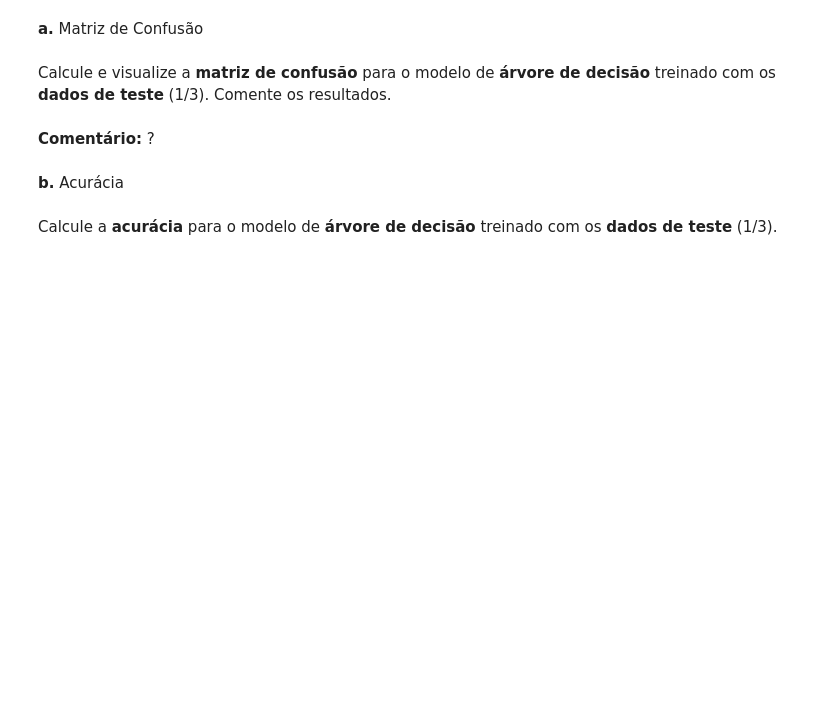
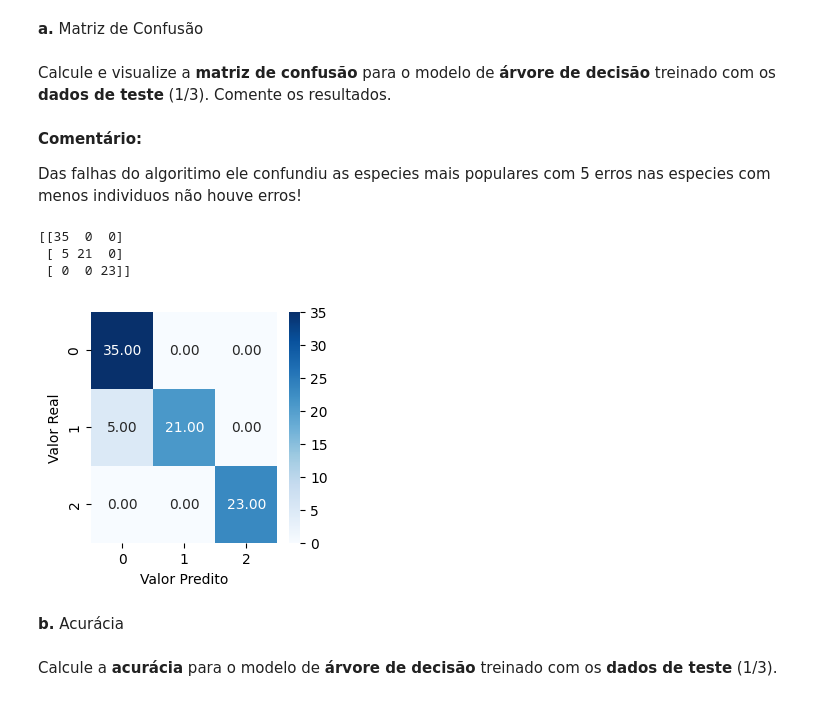
Before and after one commit to Ricardo-Filgueiras/Analista-de-dados-ebac, a Jupyter notebook: Modulo 24 - Aprendizado de maquina Classificação/P_A_dados_M24_Exercicio_resolvidoV1.ipynb, the cells around one changed output. Saved outputs shown, nothing was run; the diff lists cells and outputs as text; code cells hidden in the pictures; blank space fills up the shorter version.

```diff
--- a/Modulo 24 - Aprendizado de maquina Classificação/P_A_dados_M24_Exercicio_resolvidoV1.ipynb
+++ b/Modulo 24 - Aprendizado de maquina Classificação/P_A_dados_M24_Exercicio_resolvidoV1.ipynb
@@ -116,10 +134,3 @@ sex_m = pd.get_dummies(penguim_df_limp['sex'])
 sex_m.columns = [ str(col) + '_nrm'  for col in sex_m.columns]
 
 penguim_df_limp = pd.concat([penguim_df_limp,sex_m], axis=1)
-
-# Repetir o processo com a coluna "species"
-
-especie_nom = pd.get_dummies(penguim_df_limp['species'])
-especie_nom.columns = [str(col) + '_nrm' for col in especie_nom.columns]
-
-penguim_df_limp = pd.concat([penguim_df_limp,especie_nom], axis=1)
@@ -129,7 +145,7 @@ penguim_df_limp = pd.concat([penguim_df_limp,especie_nom], axis=1)
 Descarte as colunas categóricas originais e mantenha a variável resposta na primeira coluna do dataframe.
 # %%
 # resposta da questão 2.3
-penguim_df_limp = penguim_df_limp.drop(columns=['island','bill_length_mm','bill_depth_mm','flipper_length_mm','sex'],axis=1)
+penguim_df_limp = penguim_df_limp.drop(columns=['island','sex'],axis=1)
 # %% [markdown]
 ### **2.4. Treino/Teste**
 # %% [markdown]
@@ -153,3 +185,4 @@ Treine um modelo de **árvore de decisão** com os **dados de treino** (2/3). Ge
 # %%
 # resposta da questão 3.1
-penguim_df_limp.head()
+#penguim_df_limp.head(1)
+model_v1 = model.fit(predictors_train,target_train)
@@ -166,5 +196,8 @@ penguim_df_limp.head()
 **a.** Matriz de Confusão
 # %% [markdown]
 Calcule e visualize a **matriz de confusão** para o modelo de **árvore de decisão** treinado com os **dados de teste** (1/3). Comente os resultados.
-# %% [markdown]
-**Comentário:** ?
+# %% [markdown]
+**Comentário:**
+
+Das falhas do algoritimo ele confundiu as especies mais populares com 5 erros
+nas especies com menos individuos não houve erros!
@@ -171,5 +206,24 @@ Calcule e visualize a **matriz de confusão** para o modelo de **árvore de deci
 # %%
 # resposta da questão 3.2.a
+target_predicted = model_v1.predict(predictors_test)
+confusion_matrix = confusion_matrix(target_test,target_predicted)
+# %%
+print(confusion_matrix)
+# %% [output]
+[[35  0  0]
+ [ 5 21  0]
+ [ 0  0 23]]
+# %%
+# resposta da questão 3.2.a
+
+
+plt.figure(figsize=(3,3))
+sns.heatmap(confusion_matrix, annot=True, fmt=".2f", cmap="Blues")
+plt.xlabel("Valor Predito")
+plt.ylabel("Valor Real")
+plt.show()
+# %% [output]
+[figure, added]
 # %% [markdown]
 **b.** Acurácia
 # %% [markdown]
```
Also changed, not shown: parts of 21 cells of this notebook.
